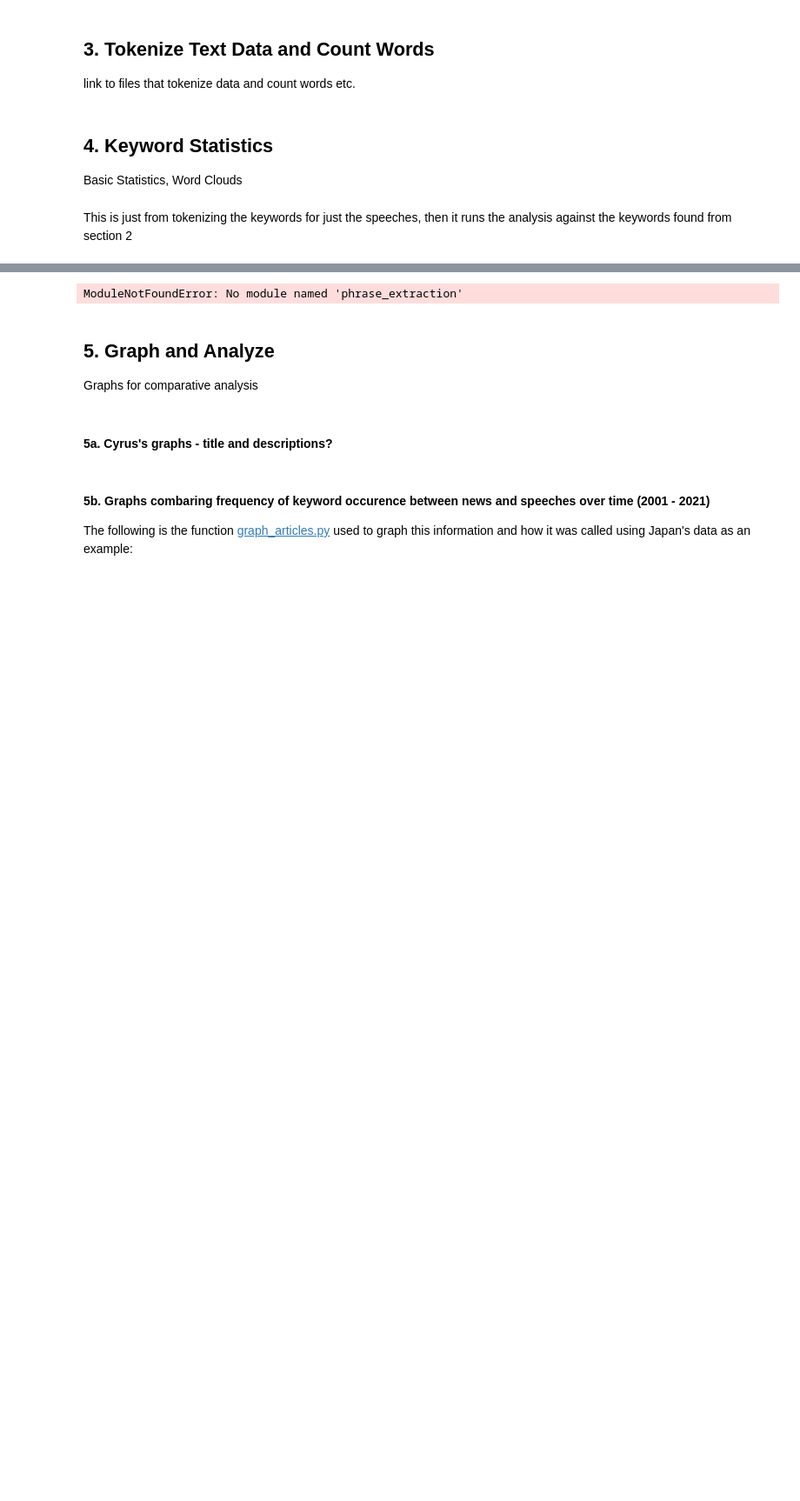
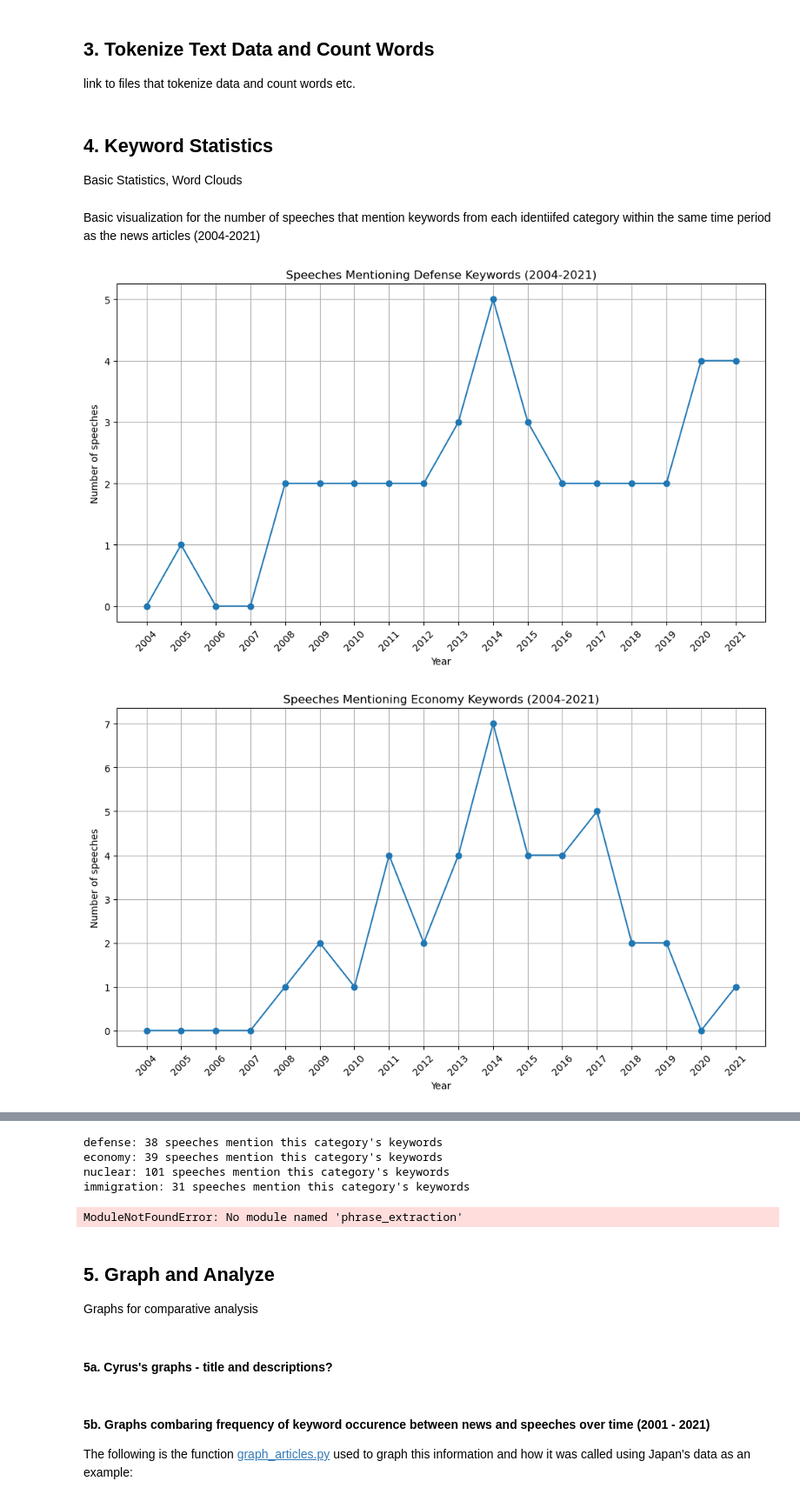
Before and after one commit to ninaudagawa/Media-Politics, a Jupyter notebook: project/notebooks/media_politics_guide.ipynb, the cells around one changed output, grey strips where cells are left out. Shown at 87% size. Saved outputs shown, nothing was run; the diff lists cells and outputs as text; code cells hidden in the pictures; blank space fills up the shorter version.

```diff
--- a/project/notebooks/media_politics_guide.ipynb
+++ b/project/notebooks/media_politics_guide.ipynb
@@ -194,5 +218,22 @@ link to files that tokenize data and count words etc.
 # %% [markdown]
 ## 4. Keyword Statistics
 Basic Statistics, Word Clouds
-# %% [markdown]
-This is just from tokenizing the keywords for just the speeches, then it runs the analysis against the keywords found from section 2
+# %% [markdown]
+Basic visualization for the number of speeches that mention keywords from each identiifed category within the same time period as the news articles (2004-2021)
+# %%
+#Speeches mentioning keywords in each category
+import pandas as pd
+from src.speeches_keywords_ailie import (
+    plot_category_trend_charts,
+    plot_combined_category_trend_chart,
+    count_category_matches,
+)
+
+speeches_df = pd.read_csv("data/clean/japan_speeches_cleaned.csv", index_col="date", parse_dates=True)
+
+plot_category_trend_charts(speeches_df)
+plot_combined_category_trend_chart(speeches_df)
+category_matches = count_category_matches(speeches_df)
+# %% [output]
+[figure, added]
+[figure, added]
@@ -199,3 +243,7 @@ This is just from tokenizing the keywords for just the speeches, then it runs th
+defense: 38 speeches mention this category's keywords
+economy: 39 speeches mention this category's keywords
+nuclear: 101 speeches mention this category's keywords
+immigration: 31 speeches mention this category's keywords
 # %%
 from phrase_extraction import build_top_political_phrases_df
 top_political_phrases_df = build_top_political_phrases_df(speeches_df)
```
Also changed, not shown: parts of 5 cells of this notebook, 3 other files.
